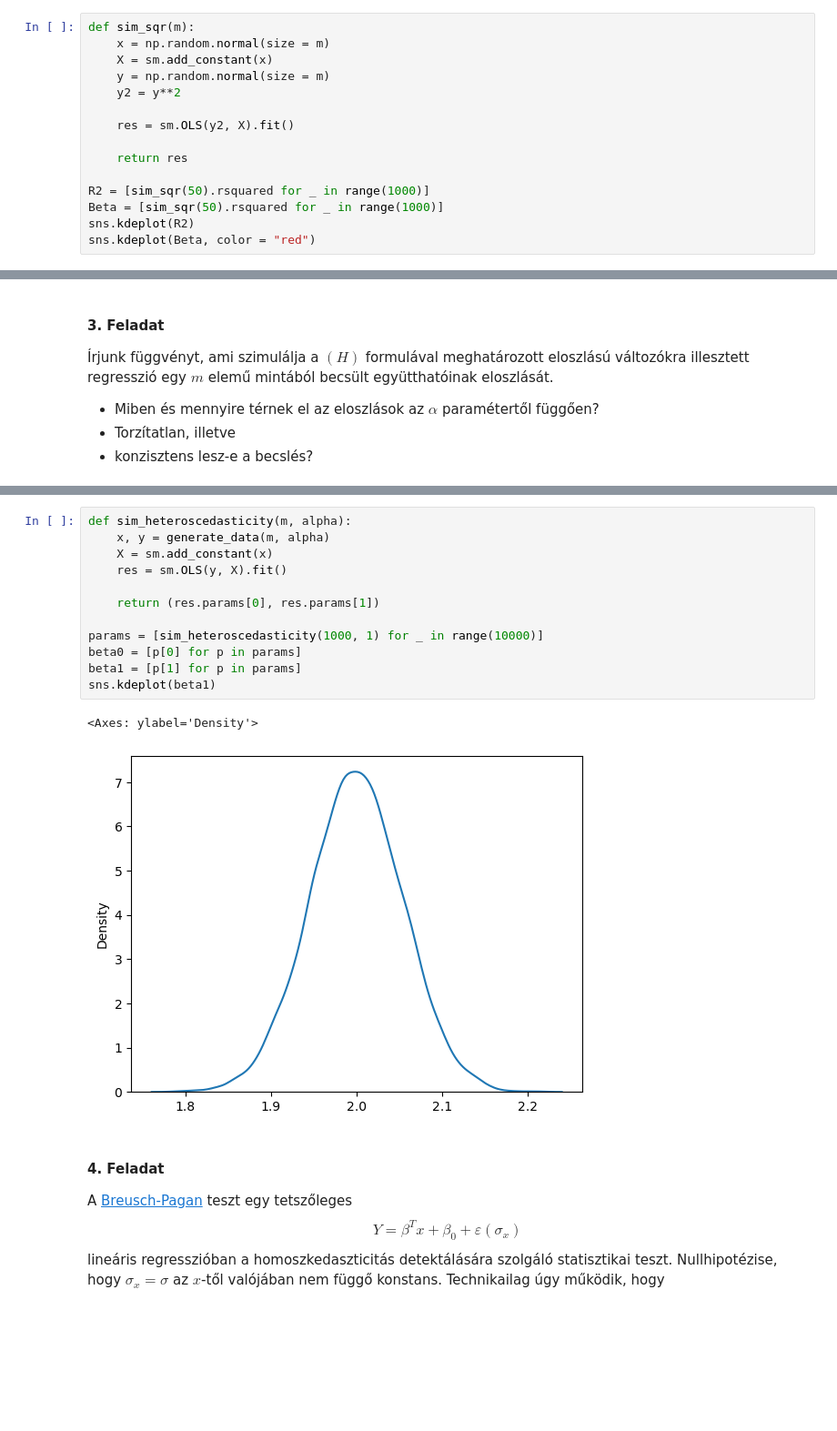
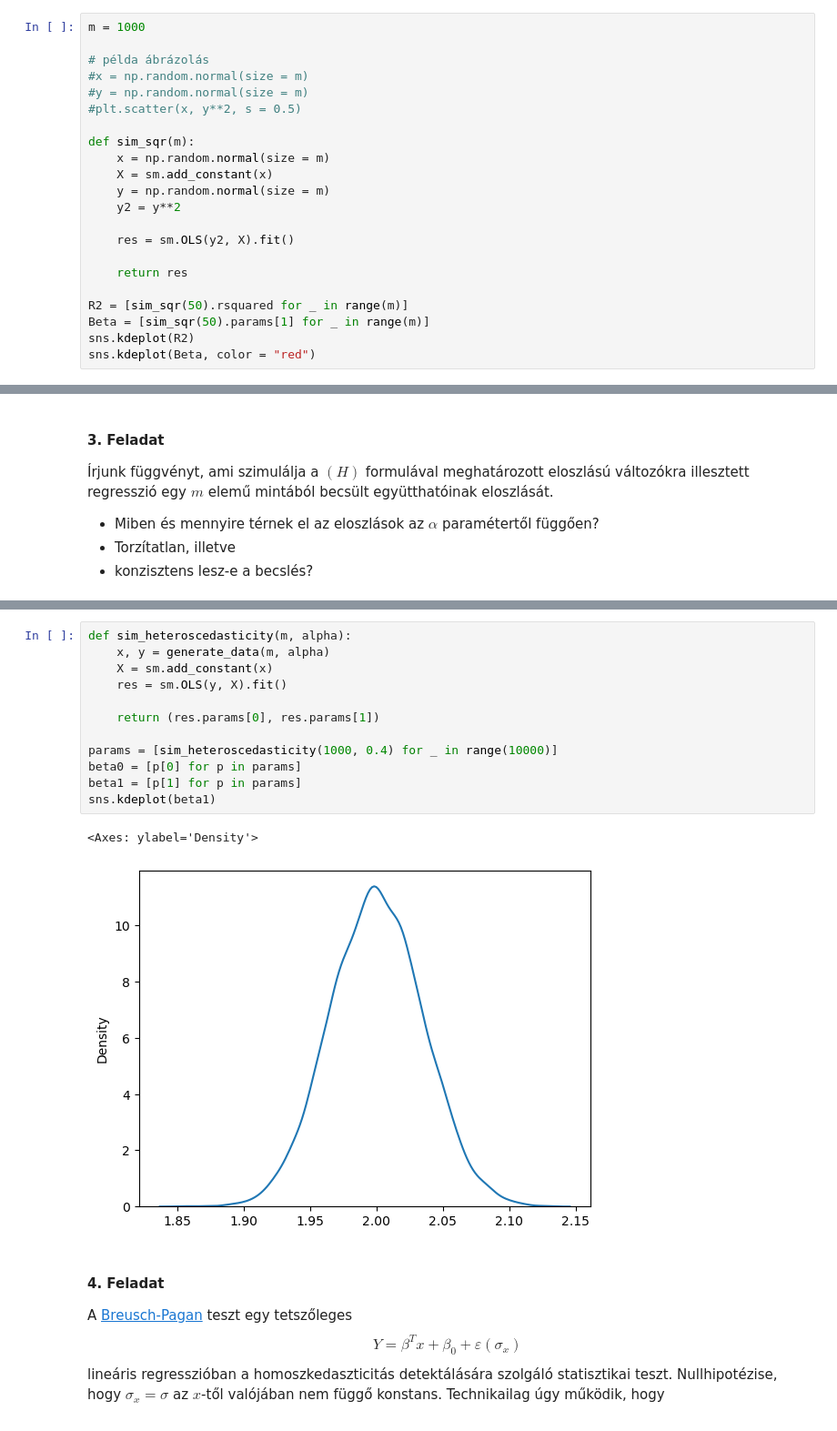
Before and after one commit to SorcCode/pae_hf1, a Jupyter notebook: HF1.ipynb, the cells around one changed output, grey strips where cells are left out. Shown: that part at 91% size. Cells and saved outputs as stored; diff of their text form; blank space fills up the shorter version.

```diff
--- a/HF1.ipynb
+++ b/HF1.ipynb
@@ -51,5 +55,12 @@ Válasz: Mivel X és Y független, ezért a bétára nulla körüli értékeket
 </div>
 # %%
+m = 1000
+
+# példa ábrázolás
+#x = np.random.normal(size = m)
+#y = np.random.normal(size = m)
+#plt.scatter(x, y**2, s = 0.5)
+
 def sim_sqr(m):
     x = np.random.normal(size = m)
     X = sm.add_constant(x)
@@ -60,8 +71,8 @@ def sim_sqr(m):
 
     return res
 
-R2 = [sim_sqr(50).rsquared for _ in range(1000)]
-Beta = [sim_sqr(50).rsquared for _ in range(1000)]
+R2 = [sim_sqr(50).rsquared for _ in range(m)]
+Beta = [sim_sqr(50).params[1] for _ in range(m)]
 sns.kdeplot(R2)
 sns.kdeplot(Beta, color = "red")
 # %% [output]
@@ -109,18 +124,18 @@ Válasz:
 # %%
 def sim_heteroscedasticity(m, alpha):
     x, y = generate_data(m, alpha)
     X = sm.add_constant(x)
     res = sm.OLS(y, X).fit()
 
     return (res.params[0], res.params[1])
 
-params = [sim_heteroscedasticity(1000, 1) for _ in range(10000)]
+params = [sim_heteroscedasticity(1000, 0.4) for _ in range(10000)]
 beta0 = [p[0] for p in params]
 beta1 = [p[1] for p in params]
 sns.kdeplot(beta1)
 # %% [output]
 <Axes: ylabel='Density'>
-[figure, old version]
+[figure, new version]
 # %% [markdown]
 #### 4. Feladat
 
```
Also changed, not shown: parts of 6 cells of this notebook, 1 other file.
